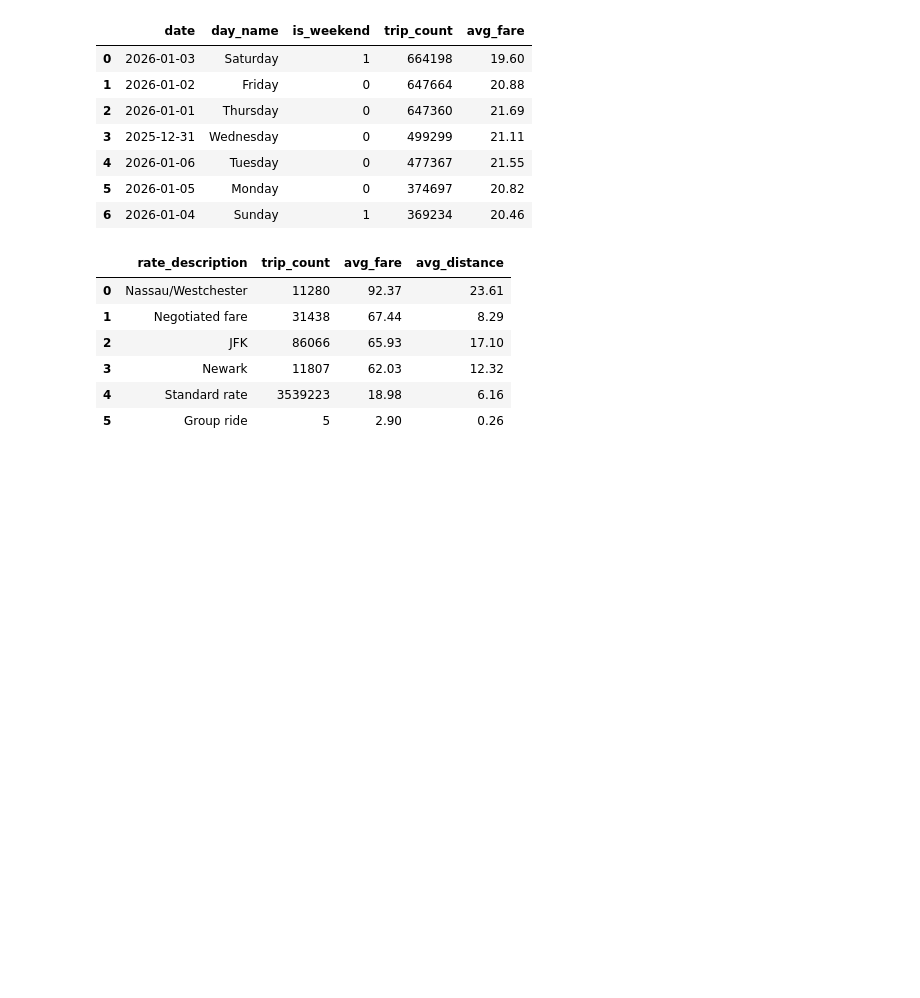
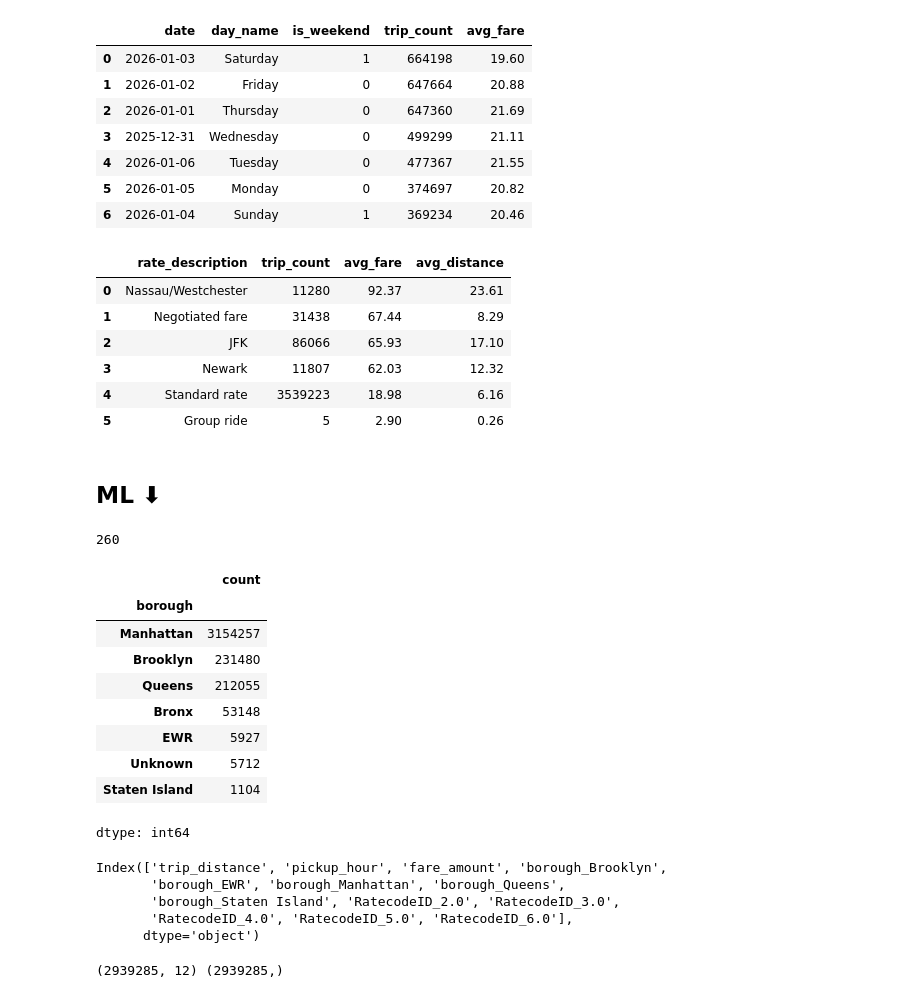
Before and after one commit to sogandghiami/Uber_taxi, a Jupyter notebook: nyc_yellow_taxi_analysis.ipynb, the cells around one changed output. Saved outputs shown, nothing was run; the diff lists cells and outputs as text; code cells hidden in the pictures; blank space fills up the shorter version.

```diff
--- a/nyc_yellow_taxi_analysis.ipynb
+++ b/nyc_yellow_taxi_analysis.ipynb
@@ -428,3 +423,26 @@ result2
 | 3 | Newark | 11807 | 62.03 | 12.32 |
 | 4 | Standard rate | 3539223 | 18.98 | 6.16 |
 | 5 | Group ride | 5 | 2.90 | 0.26 |
+# %% [markdown]
+## ML ⬇
+# %%
+df_c['DOLocationID'].nunique()
+# %% [output]
+260
+# %%
+ml_df = df_c.merge(dim_location[['location_id','borough']],left_on='DOLocationID',right_on='location_id',how='left')
+ml_df = ml_df[['trip_distance','RatecodeID','borough','pickup_hour','fare_amount']]
+
+ml_df
+ml_df['borough'].value_counts()
+# %% [output]
+|  | count |
+| borough |  |
+| Manhattan | 3154257 |
+| Brooklyn | 231480 |
+| Queens | 212055 |
+| Bronx | 53148 |
+| EWR | 5927 |
+| Unknown | 5712 |
+| Staten Island | 1104 |
+dtype: int64
@@ -430,0 +451,9 @@ result2
+# %%
+ml_df_encoded = pd.get_dummies(ml_df,columns=['borough','RatecodeID'],drop_first=True)
+ml_df_encoded.columns
+# %% [output]
+Index(['trip_distance', 'pickup_hour', 'fare_amount', 'borough_Brooklyn',
+       'borough_EWR', 'borough_Manhattan', 'borough_Queens',
+       'borough_Staten Island', 'RatecodeID_2.0', 'RatecodeID_3.0',
+       'RatecodeID_4.0', 'RatecodeID_5.0', 'RatecodeID_6.0'],
+      dtype='object')
@@ -430,0 +462,8 @@ result2
+# %%
+x= ml_df_encoded.drop(columns='fare_amount')
+y= ml_df_encoded['fare_amount']
+x_train,x_test,y_train,y_test = train_test_split(x,y,test_size=0.2,random_state=42)
+
+print(x_train.shape,y_train.shape)
+# %% [output]
+(2939285, 12) (2939285,)
```
Also changed, not shown: parts of 5 cells of this notebook.
